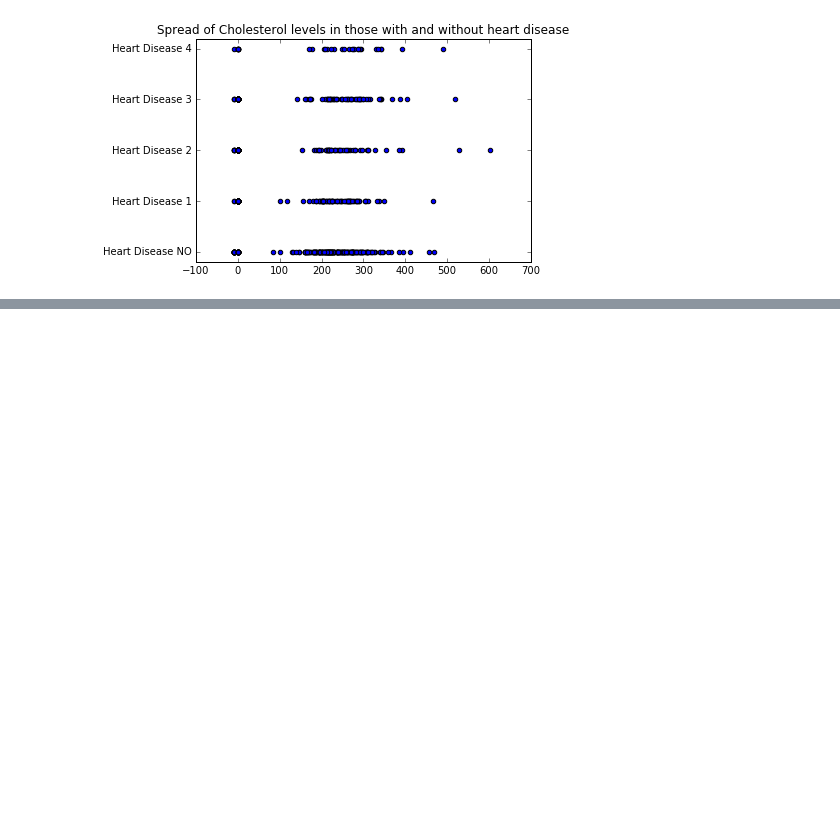
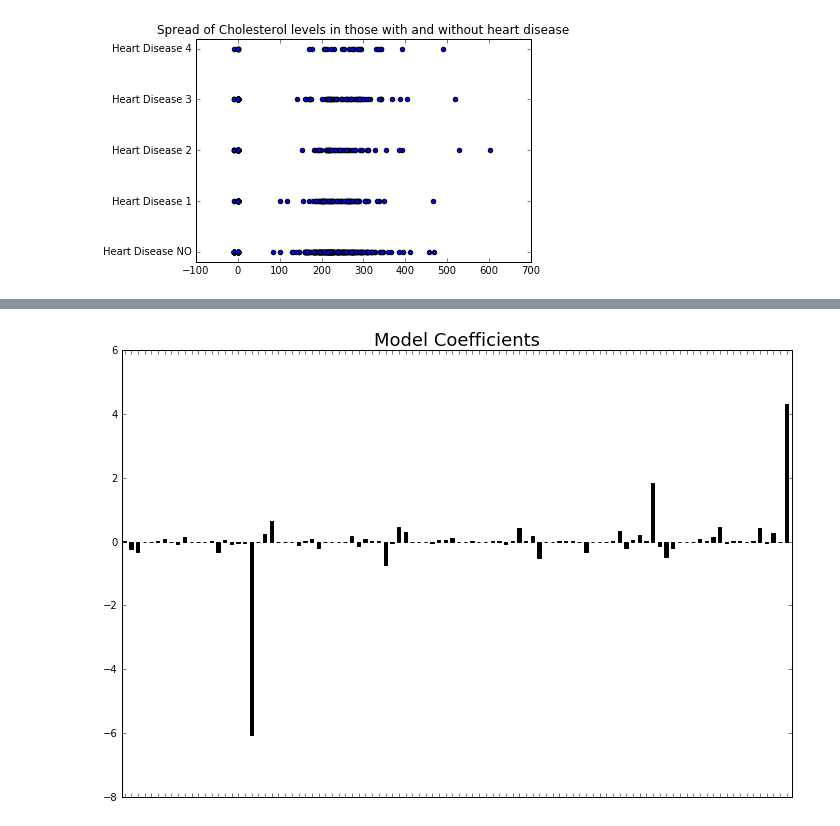
Before and after one commit to sheenstar/Springboard_Intensive, a Jupyter notebook: Capstone_project/HeartDisease_prediction.ipynb, the cells around one changed output, grey strips where cells are left out. Cells and saved outputs as stored; diff of their text form; code cells hidden in the pictures; blank space fills up the shorter version.

```diff
--- a/Capstone_project/HeartDisease_prediction.ipynb
+++ b/Capstone_project/HeartDisease_prediction.ipynb
@@ -359,0 +436,7 @@ plt.title('Does rest_HR relate to outcome?')
+# %%
+cols = ['age','sex','cp_type','rest_bp','chol','yrs_smoke','fbs','hist_dm','hist_cad','rest_ecg','max_hr','rest_hr',
+                'ex_bp1','ex_bp2','exang','oldpeak','slope','ca','thal']
+# This is all the columns - I havent excluded any yet
+# %%
+features = df[cols]
+target = df['outcome']
@@ -359,0 +452,2 @@ plt.title('Does rest_HR relate to outcome?')
+# %%
+estimator1 = LogisticRegression(C=1).fit(features,target)
@@ -359,0 +493,17 @@ plt.title('Does rest_HR relate to outcome?')
+# %%
+fig = plt.figure(figsize=(12,8)) #Plotting group mean results - I assume the first 20 belong to outcome 0 ,
+#the second 20 to outcome 1, and so on? How can I be sure?
+ax = fig.add_subplot(111)
+width = .5
+values = estimator1.coef_.ravel()
+
+ind = np.arange(len(values))
+bar_p = plt.bar(ind, values, width, color = 'black')
+
+ax.set_title('Model Coefficients', fontsize=18)
+xTickMarks = ['']
+ax.set_xticks(ind+.3)
+ax.set_xlim(-.1)
+xtickNames = ax.set_xticklabels(xTickMarks, fontsize=18)
+# %% [output]
+[figure, added]
```
Also changed, not shown: parts of 14 cells of this notebook.
